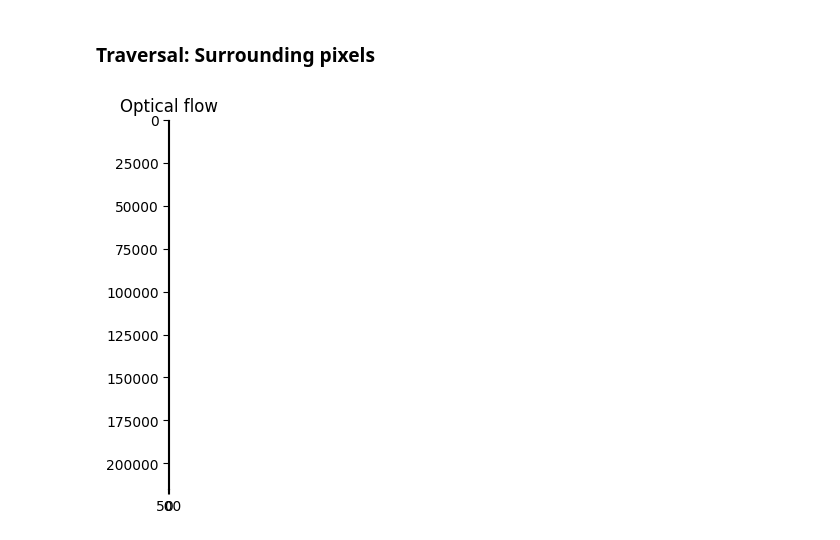
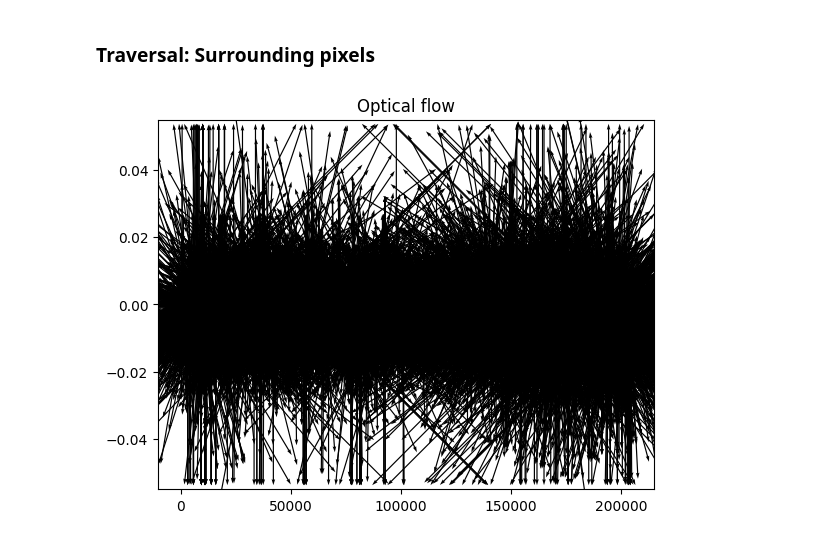
Before and after one commit to sinansoulier/VideoProcessing, a Jupyter notebook: TP1/motion_estimation.ipynb, the cells around one changed output. Saved outputs shown, nothing was run; the diff lists cells and outputs as text; code cells hidden in the pictures.

Commit message:
pixel_wise: Added buggy implementation of Lucas-Kanade algorithm

```diff
--- a/TP1/motion_estimation.ipynb
+++ b/TP1/motion_estimation.ipynb
@@ -48,7 +48,7 @@ display_image(frame2, "Frame 2")
 ### Traversal: Surrounding pixels
 # %%
 # Spatial gradient
-def spatial_gradient(img: np.ndarray) -> np.ndarray:
+def spatial_gradient(img: np.ndarray) -> tuple:
     """
     Compute spatial gradient of an image
     :param img: image to compute spatial gradient
@@ -56,7 +56,7 @@ def spatial_gradient(img: np.ndarray) -> np.ndarray:
     """
     g_x = cv2.Sobel(img, cv2.CV_32F, 1, 0, ksize=1)
     g_y = cv2.Sobel(img, cv2.CV_32F, 0, 1, ksize=1)
-    return np.array([g_x.reshape(g_x.shape[0] * g_x.shape[1], 3), g_y.reshape(g_y.shape[0] * g_y.shape[1], 3)])
+    return g_x, g_y
 
 # Temporal gradient
 def temporal_gradient(img1: np.ndarray, img2: np.ndarray) -> np.ndarray:
@@ -66,38 +66,4 @@ def temporal_gradient(img1: np.ndarray, img2: np.ndarray) -> np.ndarray:
     :param img2: second image
     :return: temporal gradient
     """
-    return (img2 - img1).reshape(img1.shape[0] * img1.shape[1], 3)
+    return img2 - img1
-# %%
-# Compute optical flow
-def optical_flow(frame1: np.ndarray, frame2: np.ndarray) -> np.ndarray:
-    """
-    Compute optical flow
-    :param g_x: spatial gradient in x
-    :param g_y: spatial gradient in y
-    :param g_t: temporal gradient
-    :return: optical flow
-    """
-    g_x, g_y = spatial_gradient(frame1)
-    g_t = temporal_gradient(frame1, frame2)
-
-    u = np.zeros_like(g_x)
-    v = np.zeros_like(g_x)
-
-    # TODO: Compute optical flow with loop over every pixel
-    nb_pixels = g_x.shape[0]
-
-    A_r = np.array([g_x[:, 0].reshape(nb_pixels), g_y[:, 0].reshape(nb_pixels)]).T
-    b_r = - g_t[:, 0].reshape(nb_pixels, 1)
-
-    A_g = np.array([g_x[:, 1].reshape(nb_pixels), g_y[:, 1].reshape(nb_pixels)])
-    b_g = g_t[:, 1].reshape(nb_pixels)
-
-    A_b = np.array([g_x[:, 2].reshape(nb_pixels), g_y[:, 2].reshape(nb_pixels)])
-    b_b = g_t[:, 2].reshape(nb_pixels)
-
-    v_temp = np.linalg.inv(A_r.T @ A_r) @ A_r.T @ b_r
-
-    return u, v
-
-
-u, v = optical_flow(frame1=frame1, frame2=frame2)
@@ -104,18 +142,18 @@ u, v = optical_flow(frame1=frame1, frame2=frame2)
 # %%
 # Display optical flow
 def display_optical_flow(u: np.ndarray, v: np.ndarray) -> None:
     """
     Display optical flow
     :param u: optical flow in x
     :param v: optical flow in y
     """
     plt.title("Optical flow")
 
-    plt.imshow(frame1, cmap="gray")
-    plt.quiver(u, v)
+    # plt.imshow(frame1)
+    plt.quiver(u, v, scale=700)
 
     plt.show()
 
 display_optical_flow(u, v)
 # %% [output]
-[figure, old version]
+[figure, new version]
```
Also changed, not shown: parts of 1 cell of this notebook.
